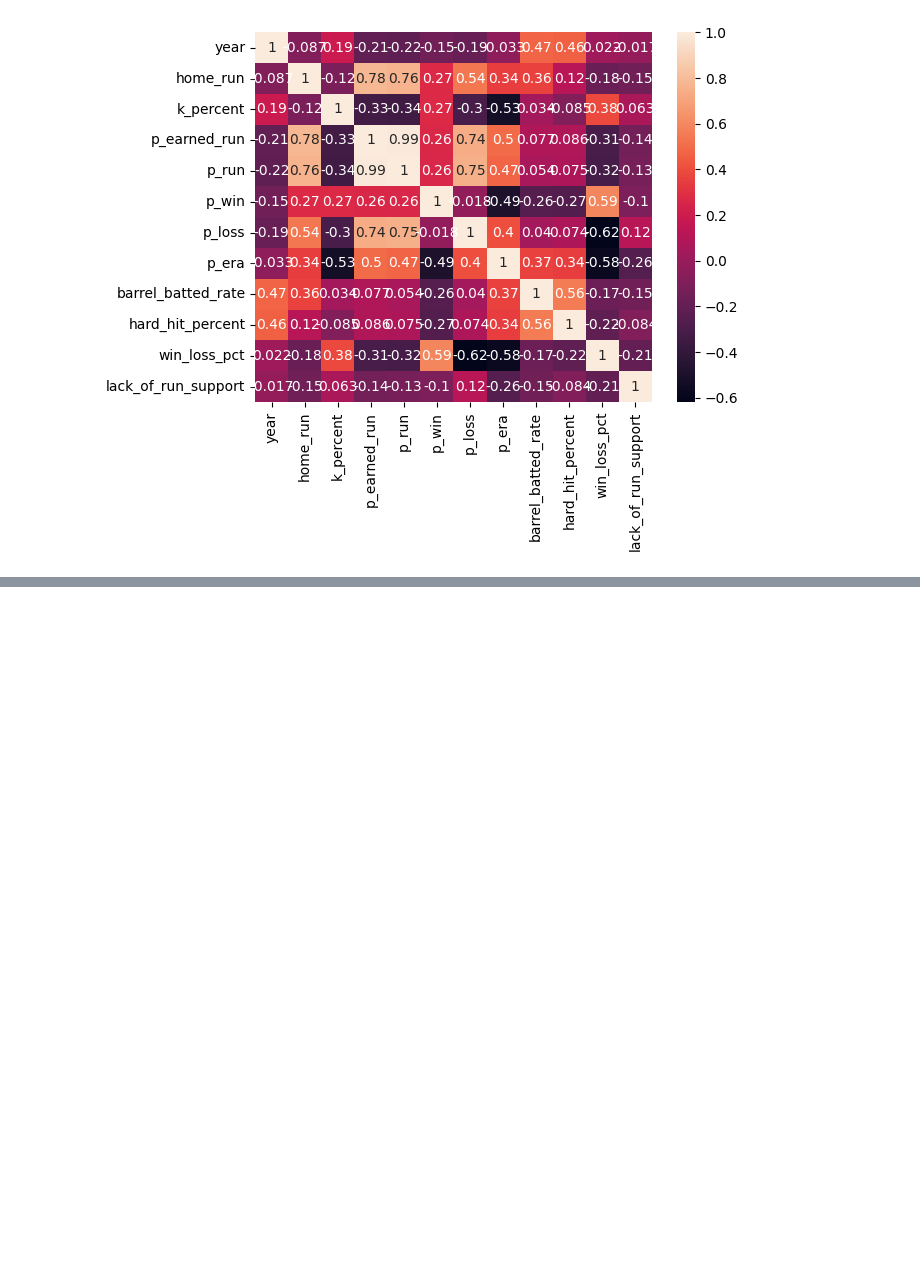
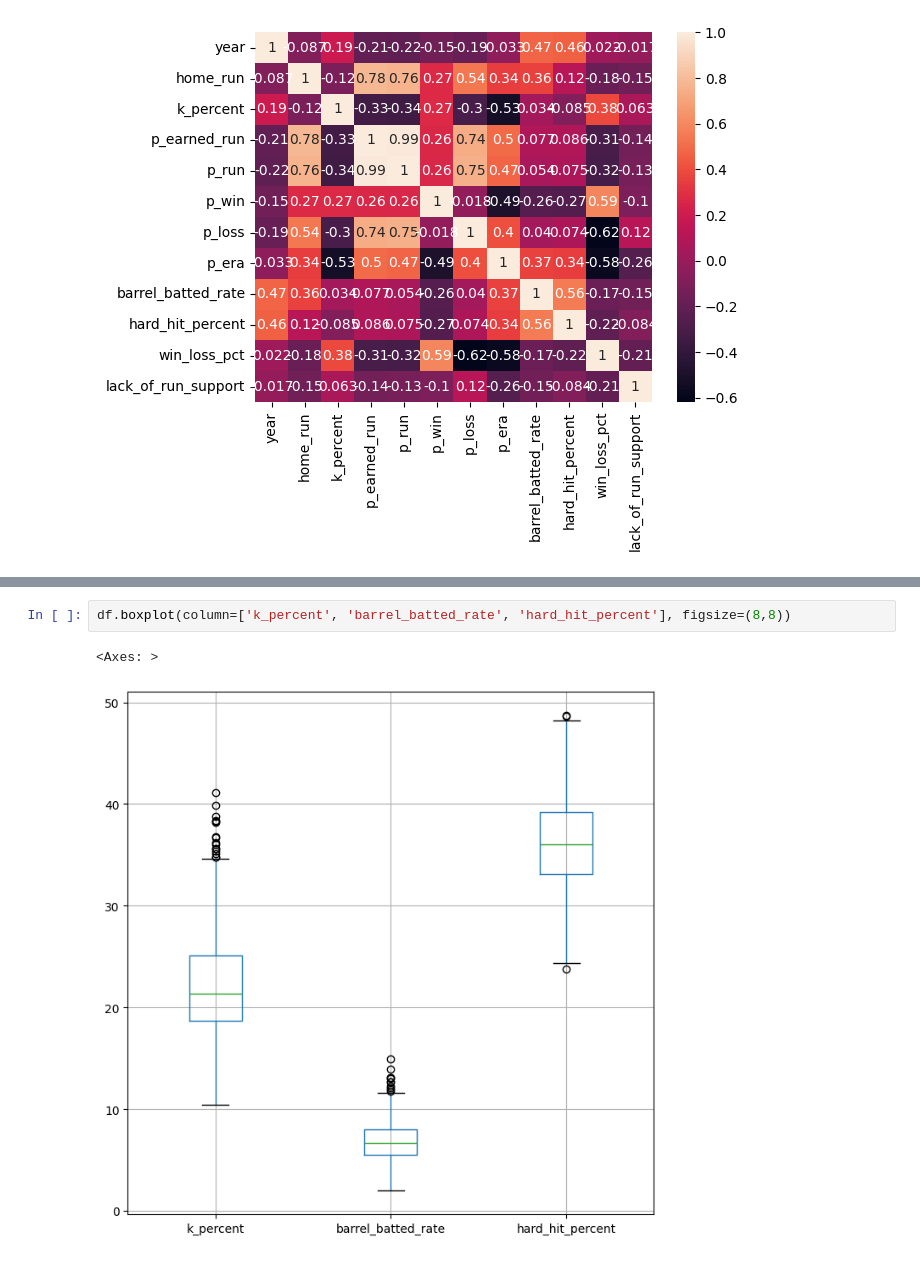
Before and after one commit to Stone-Snevets/MS-CAPSTONE--MLB-Run-Support, a Jupyter notebook: EDA.ipynb, the cells around one changed output, grey strips where cells are left out. Cells and saved outputs as stored; diff of their text form; blank space fills up the shorter version.

```diff
--- a/EDA.ipynb
+++ b/EDA.ipynb
@@ -124,0 +129,5 @@ sns.heatmap(correlation, xticklabels=correlation.columns, yticklabels=correlatio
+# %%
+df.boxplot(column=['k_percent', 'barrel_batted_rate', 'hard_hit_percent'], figsize=(8,8))
+# %% [output]
+<Axes: >
+[figure, added]
```
Also changed, not shown: parts of 38 cells of this notebook, 1 other file.
